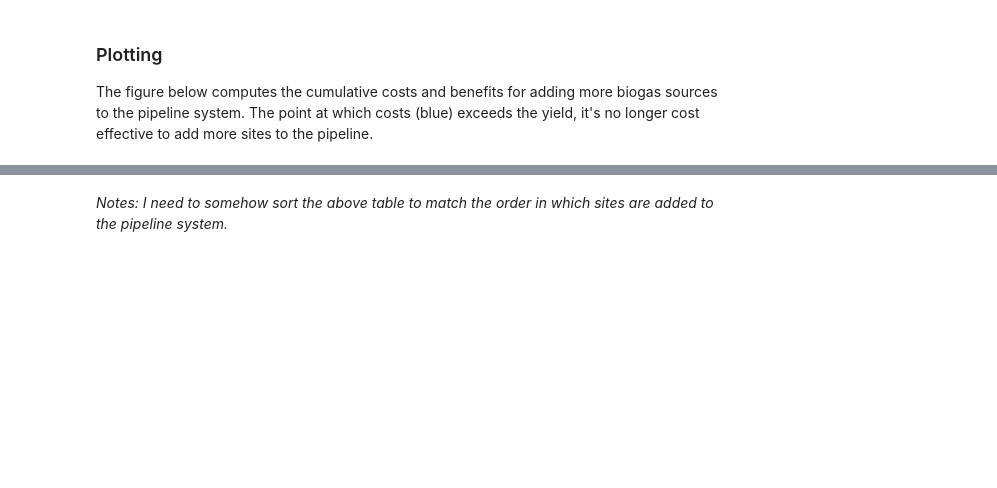
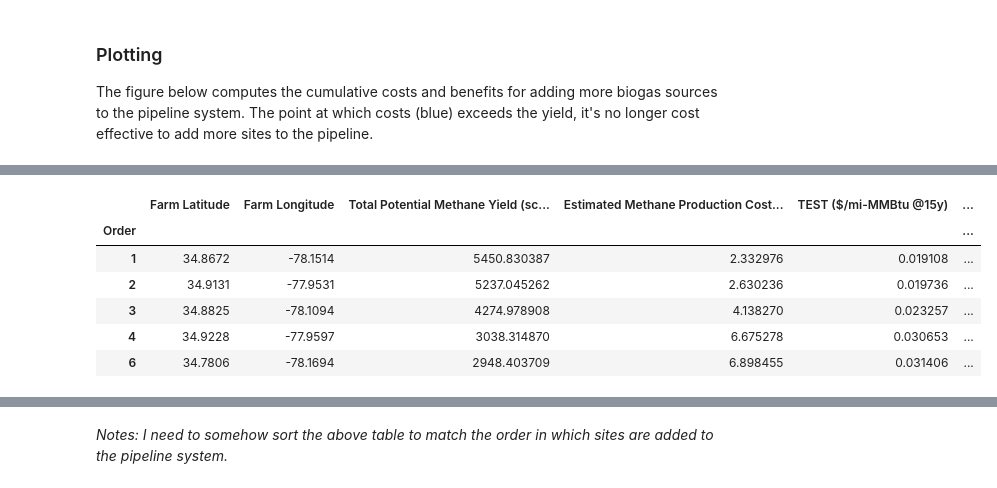
Before and after one commit to ENV859/BioGas_optimization, a Jupyter notebook: scripts/LC-Pipeline-Construction.ipynb, the cells around one changed output, grey strips where cells are left out. Cells and saved outputs as stored; diff of their text form; code cells hidden in the pictures; blank space fills up the shorter version.

```diff
--- a/scripts/LC-Pipeline-Construction.ipynb
+++ b/scripts/LC-Pipeline-Construction.ipynb
@@ -285,0 +327,12 @@ The figure below computes the cumulative costs and benefits for adding more biog
+# %%
+#Compute cumulative production, sorted on how added to network
+dfCosts['SumProduction']= dfCosts['Total Potential Methane Yield (scf/h)'].cumsum()
+dfCosts.head()
+# %% [output]
+|  | Farm Latitude | Farm Longitude | Total Potential Methane Yield (sc... | Estimated Methane Production Cost... | TEST ($/mi-MMBtu @15y) | ... |
+| Order |  |  |  |  |  | ... |
+| 1 | 34.8672 | -78.1514 | 5450.830387 | 2.332976 | 0.019108 | ... |
+| 2 | 34.9131 | -77.9531 | 5237.045262 | 2.630236 | 0.019736 | ... |
+| 3 | 34.8825 | -78.1094 | 4274.978908 | 4.138270 | 0.023257 | ... |
+| 4 | 34.9228 | -77.9597 | 3038.314870 | 6.675278 | 0.030653 | ... |
+| 6 | 34.7806 | -78.1694 | 2948.403709 | 6.898455 | 0.031406 | ... |
```
Also changed, not shown: parts of 7 cells of this notebook.
